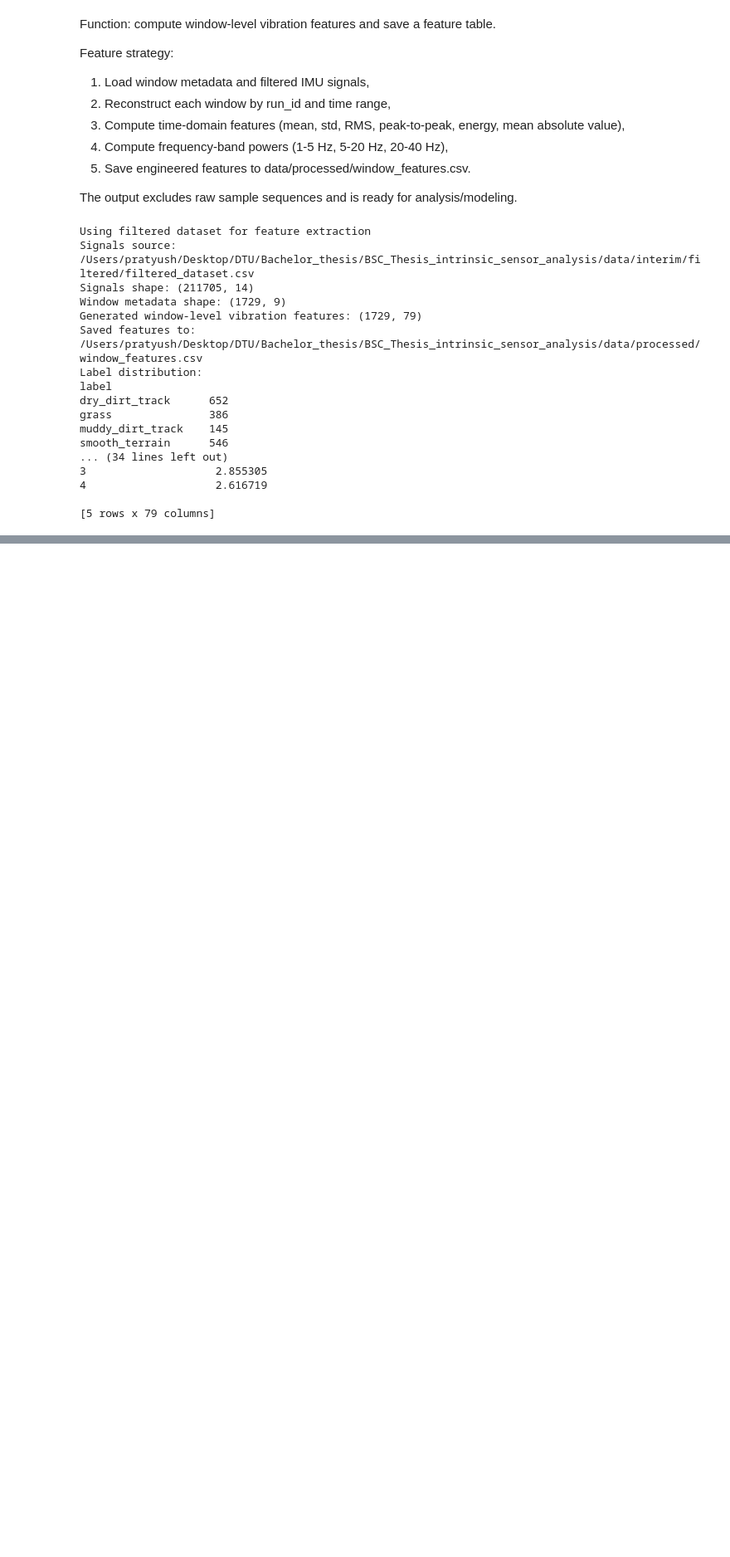
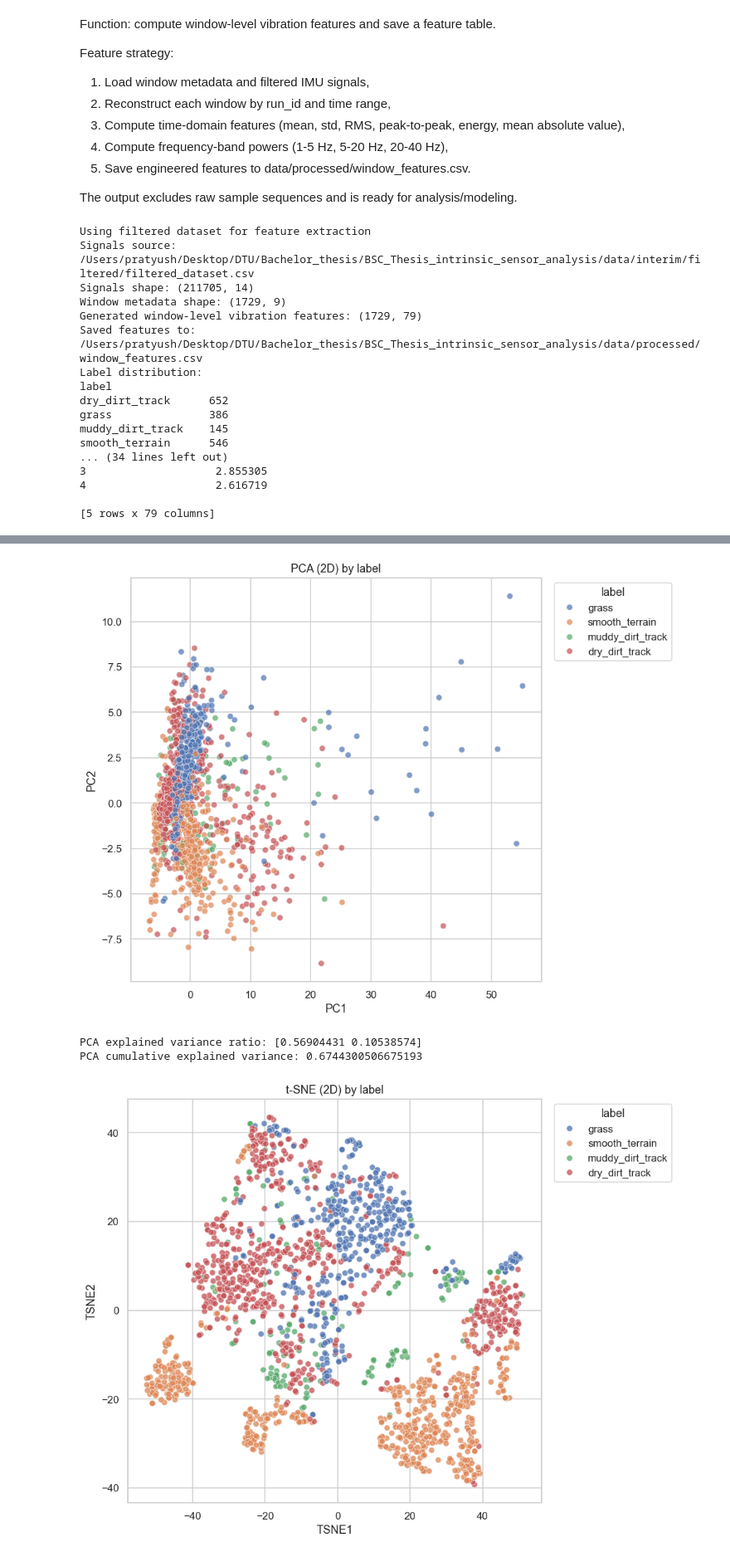
Before and after one commit to Pratyush2012/BSC_Thesis_intrinsic_sensor_analysis, a Jupyter notebook: notebooks/06_features.ipynb, the cells around one changed output, grey strips where cells are left out. Shown at 83% size. Drawn from its saved outputs; the diff is of its cells as text; code cells hidden in the pictures; blank space fills up the shorter version.

```diff
--- a/notebooks/06_features.ipynb
+++ b/notebooks/06_features.ipynb
@@ -185,0 +361,64 @@ smooth_terrain      546
+# %%
+# PCA and t-SNE projections by label
+X = features_df[model_feature_cols].to_numpy(dtype=float)
+X = np.nan_to_num(X, nan=0.0, posinf=0.0, neginf=0.0)
+
+scaler = StandardScaler()
+X_scaled = scaler.fit_transform(X)
+
+# PCA
+pca = PCA(n_components=2, random_state=RANDOM_STATE)
+X_pca = pca.fit_transform(X_scaled)
+
+pca_df = pd.DataFrame({
+    'PC1': X_pca[:, 0],
+    'PC2': X_pca[:, 1],
+    'label': features_df['label'].values,
+})
+
+fig, ax = plt.subplots(figsize=(9, 7))
+sns.scatterplot(data=pca_df, x='PC1', y='PC2', hue='label', alpha=0.7, s=40, ax=ax)
+ax.set_title('PCA (2D) by label')
+ax.legend(title='label', bbox_to_anchor=(1.02, 1), loc='upper left')
+fig.tight_layout()
+fig.savefig(reports_dir / 'pca_2d.png', bbox_inches='tight')
+plt.show()
+
+print('PCA explained variance ratio:', pca.explained_variance_ratio_)
+print('PCA cumulative explained variance:', pca.explained_variance_ratio_.sum())
+
+# t-SNE (optional capped sample size for speed)
+tsne_input = X_scaled
+tsne_labels = features_df['label'].to_numpy()
+if len(X_scaled) > TSNE_SAMPLE_CAP:
+    sampled_df = features_df.groupby('label', group_keys=False).apply(
+        lambda g: g.sample(n=max(1, int(TSNE_SAMPLE_CAP * len(g) / len(features_df))), random_state=RANDOM_STATE)
+    )
+    sampled_df = sampled_df.sort_values('window_id').reset_index(drop=True)
+    tsne_input = scaler.fit_transform(sampled_df[model_feature_cols].to_numpy(dtype=float))
+    tsne_labels = sampled_df['label'].to_numpy()
+
+perplexity = min(30, max(5, len(tsne_input) - 1))
+tsne = TSNE(n_components=2, random_state=RANDOM_STATE, perplexity=perplexity, init='pca', learning_rate='auto')
+X_tsne = tsne.fit_transform(tsne_input)
+
+tsne_df = pd.DataFrame({
+    'TSNE1': X_tsne[:, 0],
+    'TSNE2': X_tsne[:, 1],
+    'label': tsne_labels,
+})
+
+fig, ax = plt.subplots(figsize=(9, 7))
+sns.scatterplot(data=tsne_df, x='TSNE1', y='TSNE2', hue='label', alpha=0.75, s=40, ax=ax)
+ax.set_title('t-SNE (2D) by label')
+ax.legend(title='label', bbox_to_anchor=(1.02, 1), loc='upper left')
+fig.tight_layout()
+fig.savefig(reports_dir / 'tsne_2d.png', bbox_inches='tight')
+plt.show()
+
+print(f'Saved PCA and t-SNE figures to: {reports_dir}')
+# %% [output]
+[figure, added]
+PCA explained variance ratio: [0.56904431 0.10538574]
+PCA cumulative explained variance: 0.6744300506675193
+[figure, added]
```
Also changed, not shown: parts of 6 cells of this notebook, 1 other file.
